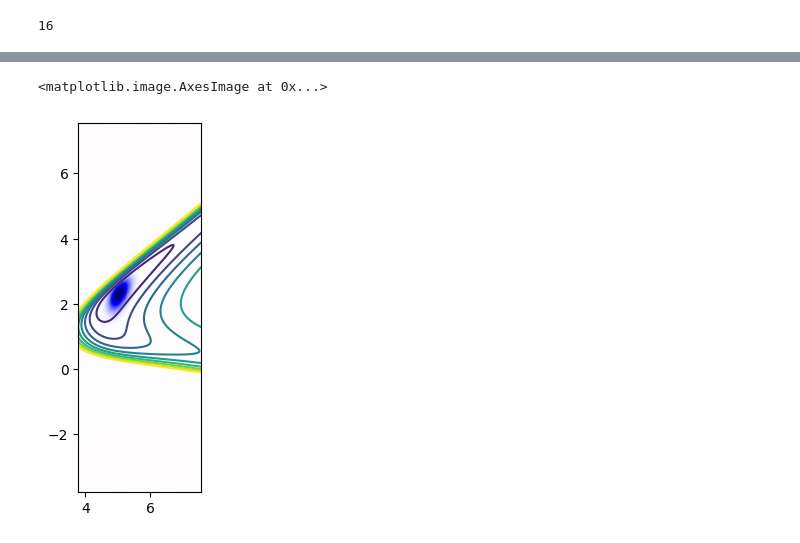
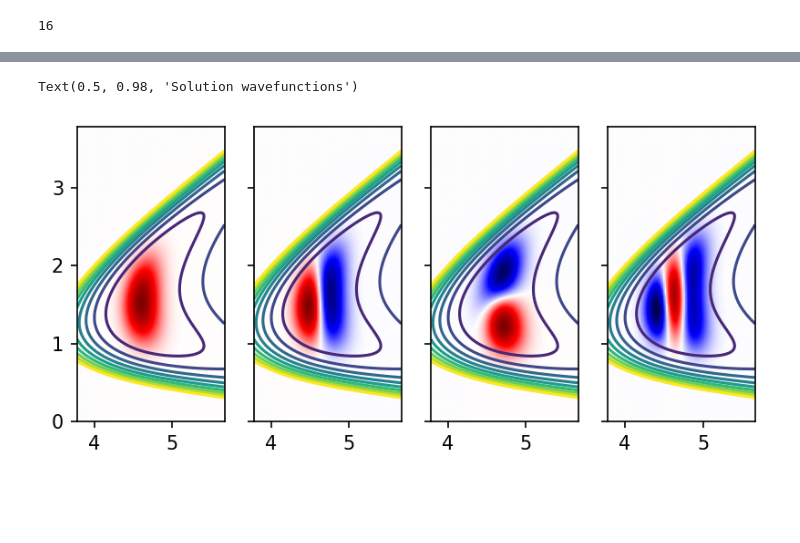
Before and after one commit to subotnikgroup/xebees, a Jupyter notebook: 1D/notebook.ipynb, the cells around one changed output, grey strips where cells are left out. Cells and saved outputs as stored; diff of their text form; code cells hidden in the pictures; blank space fills up the shorter version.

```diff
--- a/1D/notebook.ipynb
+++ b/1D/notebook.ipynb
@@ -34,6 +38,10 @@ TR, Tr, Tmp, Vgrid, (R,P), (r,p) = fcm.build_terms(args)
 # solve the BO surfaces
 surfs = solve_BO_surfaces(Tr + Tmp, Vgrid)
 # %%
-levels = np.linspace(np.min(Vgrid), 0.08, 10)
-plt.contour(*np.meshgrid(R, r, indexing='ij'), Vgrid, levels=levels)
+levels = np.linspace(np.min(Vgrid), 0.08, 15)
+fig, ax = plt.subplots()
+ax.contour(*np.meshgrid(R, r, indexing='ij'), Vgrid, levels=levels)
+ax.set_xlabel("R / a.u.")
+ax.set_ylabel("r / a.u.")
+ax.set_title("Potential energy surface")
 # %% [output]
@@ -42,9 +50,15 @@ plt.contour(*np.meshgrid(R, r, indexing='ij'), Vgrid, levels=levels)
 # %%
 # plot the first 5 BO surfaces
+fix, ax = plt.subplots()
+colors=['r','b','g','k','m']
 for i in range(5):
-    plt.plot(R, surfs[i])
+    ax.plot(R, surfs[i], color=colors[i])
     _, psi_bo = np.linalg.eigh(TR+np.diag(surfs[i]))
     psi_bo2 = psi_bo[:,0]**2
-    plt.plot(R, psi_bo2/np.max(psi_bo2)*0.02+np.min(surfs[i]))
+    ax.plot(R, psi_bo2/np.max(psi_bo2)*0.02+np.min(surfs[i]), color=colors[i], label=f'state {i}')
+ax.legend(loc='best')
+ax.set_xlabel("R / a.u.")
+ax.set_ylabel("E / a.u.")
 plt.ylim(-0.06,0.03)
+ax.set_title("Born-Oppenhimer States")
 # %% [output]
@@ -52,0 +67,14 @@ plt.ylim(-0.06,0.03)
+# %%
+# plot the guesses
+from davidson import build_preconditioner
+_, guesses = build_preconditioner(TR, Tr+Tmp, Vgrid)
+N=len(guesses)
+
+levels = np.linspace(np.min(Vgrid), 0.08, 10)
+fix, axs = plt.subplots(1,N, sharey=True)
+for i, ax in enumerate(axs):
+    ax.contour(*np.meshgrid(R, r, indexing='ij'), Vgrid, levels=levels)
+    psi = guesses[i].reshape(args.NR,args.Nr)
+    limit = np.max(np.abs(psi))
+    ax.imshow(psi.T, extent=(args.extent * ANGSTROM_TO_BOHR), origin='lower', cmap='seismic', vmin=-limit, vmax=limit)
+fig.suptitle("Trial wavefunctions")
@@ -59,12 +92,13 @@ Davidson will consume up to 143912MB of memory.
 # %%
 # plot the potential and the first excited wavefunction (with phase information)
 levels = np.linspace(np.min(Vgrid), 0.08, 10)
-plt.contour(*np.meshgrid(R, r, indexing='ij'), Vgrid, levels=levels)
-psi = evecs[0].reshape(args.NR,args.Nr)
-limit = np.max(np.abs(psi))
-plt.imshow(psi.T, extent=(args.extent * ANGSTROM_TO_BOHR), origin='lower', cmap='seismic', vmin=-limit, vmax=limit)
-#plt.xlim(4,6)
-#plt.ylim(0,3)
+fix, axs = plt.subplots(1,4, sharey=True)
+for i, ax in enumerate(axs):
+    ax.contour(*np.meshgrid(R, r, indexing='ij'), Vgrid, levels=levels)
+    psi = evecs[i].reshape(args.NR,args.Nr)
+    limit = np.max(np.abs(psi))
+    ax.imshow(psi.T, extent=(args.extent * ANGSTROM_TO_BOHR), origin='lower', cmap='seismic', vmin=-limit, vmax=limit)
+fig.suptitle("Solution wavefunctions")
 # %% [output]
-<matplotlib.image.AxesImage at 0x...>
+Text(0.5, 0.98, 'Solution wavefunctions')
-[figure, old version]
+[figure, new version]
```
Also changed, not shown: parts of 6 cells of this notebook.
